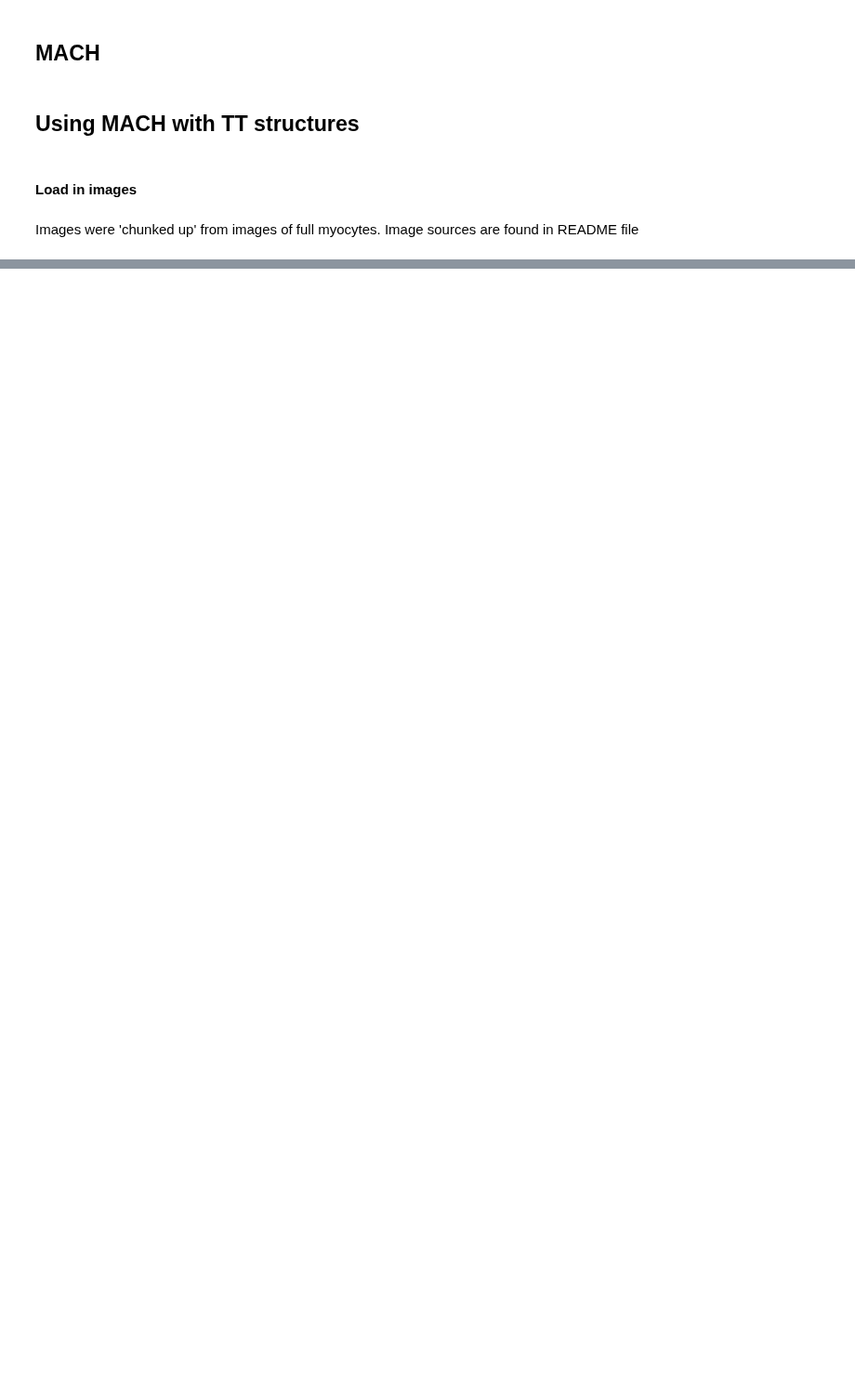
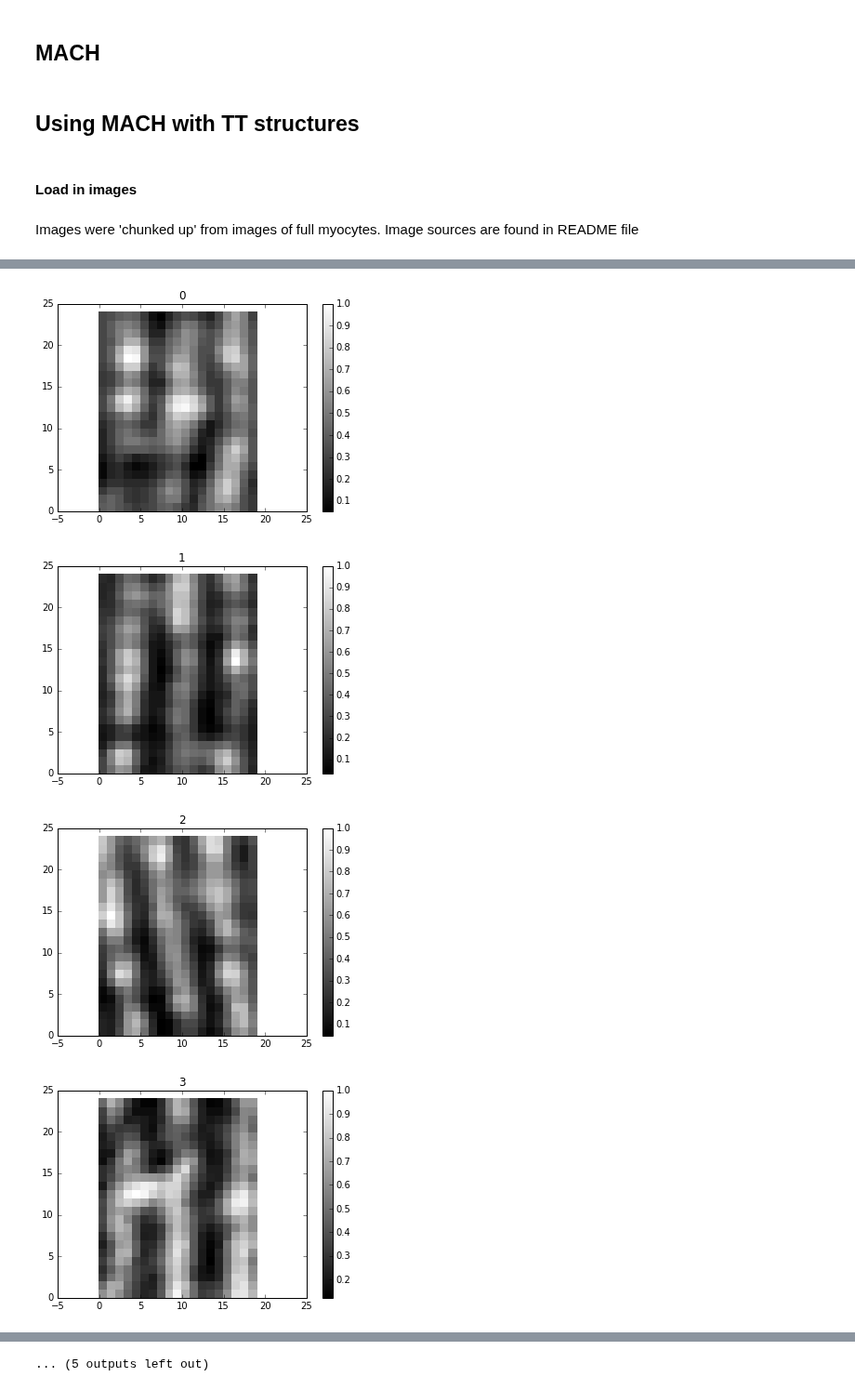
Before and after one commit to huskeypm/sparkdetection, a Jupyter notebook: mach/MACH-TT.ipynb, the cells around one changed output, grey strips where cells are left out. Shown at 93% size. Drawn from its saved outputs; the diff is of its cells as text; code cells hidden in the pictures; blank space fills up the shorter version.

```diff
--- a/mach/MACH-TT.ipynb
+++ b/mach/MACH-TT.ipynb
@@ -15,30 +15,12 @@ import mach
 # %% [markdown]
 Images were 'chunked up' from images of full myocytes. Image sources are found in README file
 # %%
+ImageBounds = [60,140]
 root = "/home/AD/dfco222/scratchKafka/sparkdetection/mach/images/True_WT_TT/"
 
 import os
-trueImages = []
-[trueImages.append(util.ReadImg(root+fileName, renorm=True)) for fileName in os.listdir(root)]
-trueImages = np.asarray(trueImages)
+allImages = []
+[allImages.append(util.ReadImg(root+fileName, renorm=True)) for fileName in os.listdir(root)]
+allImages = np.asarray(allImages)
 #print(np.shape(trueImages))
 #util.myplot(trueImages[0])
-
-
-falseImageNames = ['a', 'b', 'c']
-falseImages = []
-[falseImages.append(util.ReadImg("./images/"+fileName+".png", renorm=True,bound=ImageBounds)) for fileName in falseImageNames]
-falseImages = np.asarray(falseImages)
-#print np.max(falseImages)
-
-
-
-
-# obviously will be true since this is one of the images the filter is contructed from. Demonstrative for now
-trueTestImageNames = ['Wei_SHAM_RV1_5.png']
-trueTestImages = []
-trueTestImages.append(util.ReadImg(root+trueTestImageNames[0],renorm=True))
-
-
-
-imageDictionary = {'true':trueImages, 'false':falseImages, 'test':trueTestImages}
@@ -58,0 +29,22 @@ AssertionError: This should be true. Fix your threshold, yo.
+# %%
+N, imgRows, imgCols = np.shape( allImages )
+#images = allImages
+trueImages=[0,1,2,4,5,6,11,13,15,16,18,19,20,21,22,25,27,28,31,33,34,36]
+trueTrainers = trueImages[0:8]
+trueTesters = trueImages[9:11]
+falseImages=[3, 7, 8, 9, 10, 12, 14,17, 23, 24, 26, 29, 30, 32, 35, 37, 38]
+falseTrainers = falseImages[0:8]
+falseTesters = falseImages[9:11]
+
+#images = allImages[trueImages]
+images = allImages[falseImages]
+# renorm
+for i,img in enumerate(images):
+    plt.figure()
+    plt.title(i)
+    util.myplot(img)
+# %% [output]
+[figure, added]
+[figure, added]
+[figure, added]
+[figure, added]
@@ -58,0 +59 @@ AssertionError: This should be true. Fix your threshold, yo.
+... (5 outputs left out)
```
Also changed, not shown: parts of 26 cells of this notebook, 2 other files.
